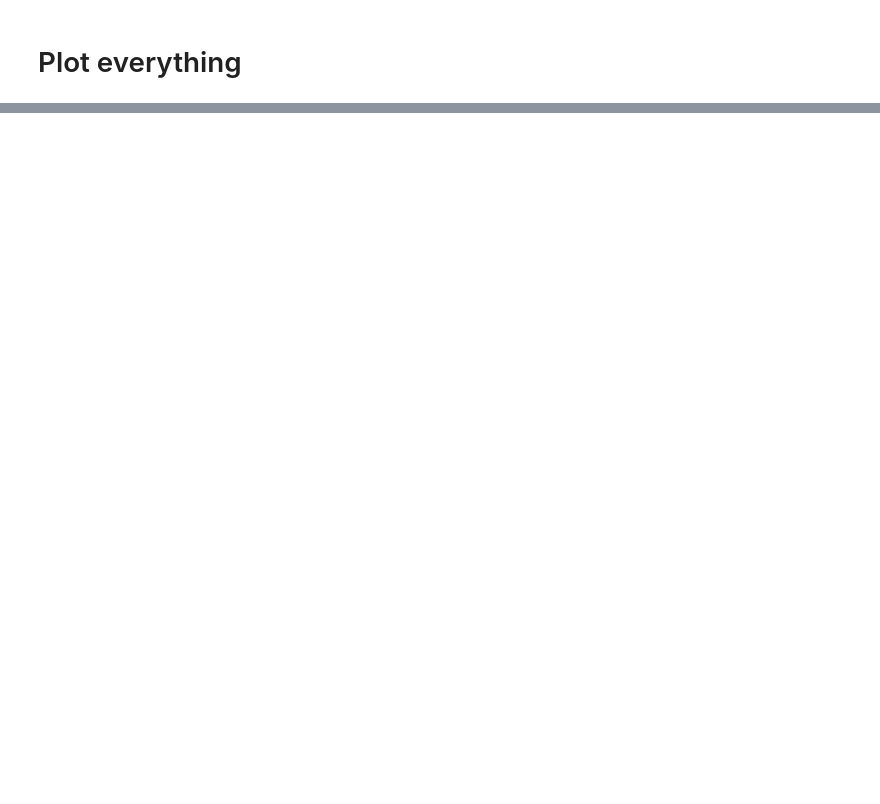
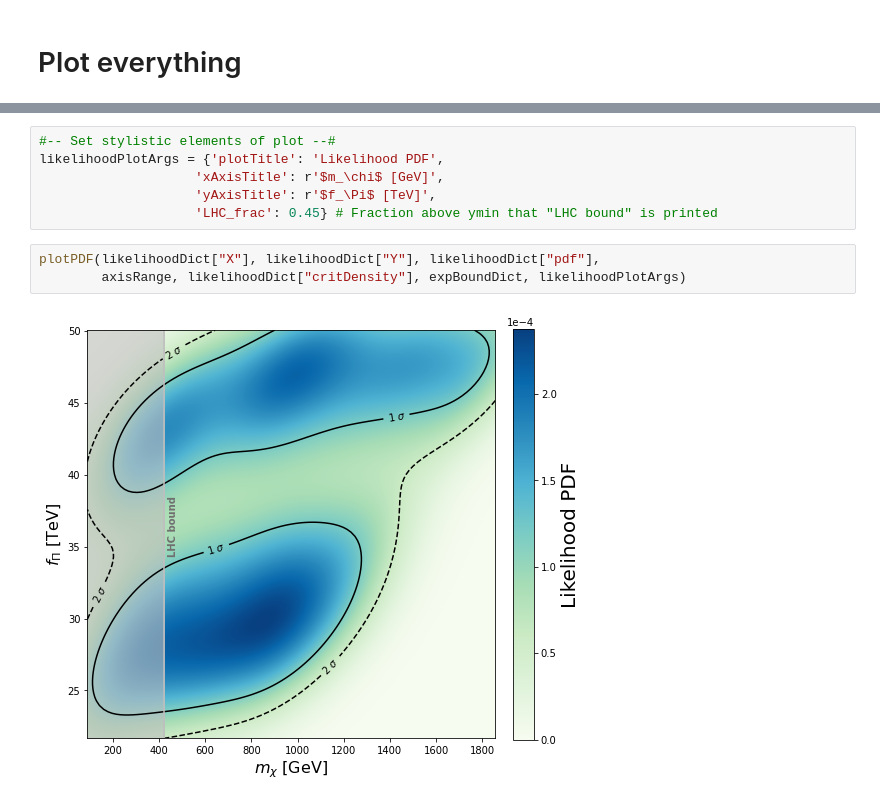
Before and after one commit to jnhoward/SU2LDM_public, a Jupyter notebook: makePaperPlots.ipynb, the cells around one changed output, grey strips where cells are left out. Cells and saved outputs as stored; diff of their text form; blank space fills up the shorter version.

```diff
--- a/makePaperPlots.ipynb
+++ b/makePaperPlots.ipynb
@@ -287,0 +218,11 @@ plt.show()
+# %%
+#-- Set stylistic elements of plot --#
+likelihoodPlotArgs = {'plotTitle': 'Likelihood PDF',
+                    'xAxisTitle': r'$m_\chi$ [GeV]',
+                    'yAxisTitle': r'$f_\Pi$ [TeV]',
+                    'LHC_frac': 0.45} # Fraction above ymin that "LHC bound" is printed
+# %%
+plotPDF(likelihoodDict["X"], likelihoodDict["Y"], likelihoodDict["pdf"],
+        axisRange, likelihoodDict["critDensity"], expBoundDict, likelihoodPlotArgs)
+# %% [output]
+[figure, added]
```
Also changed, not shown: parts of 23 cells of this notebook, 3 other files.
